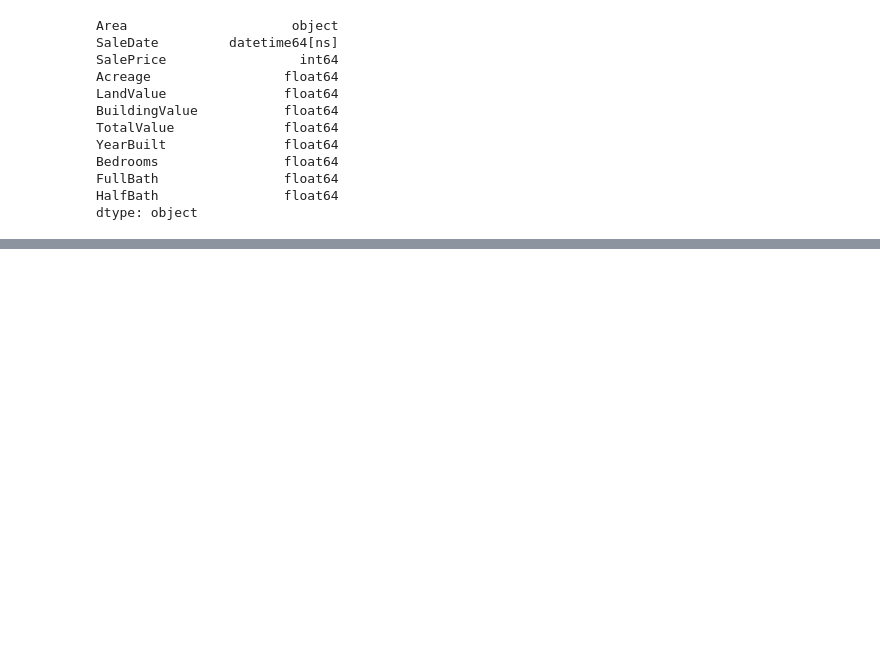
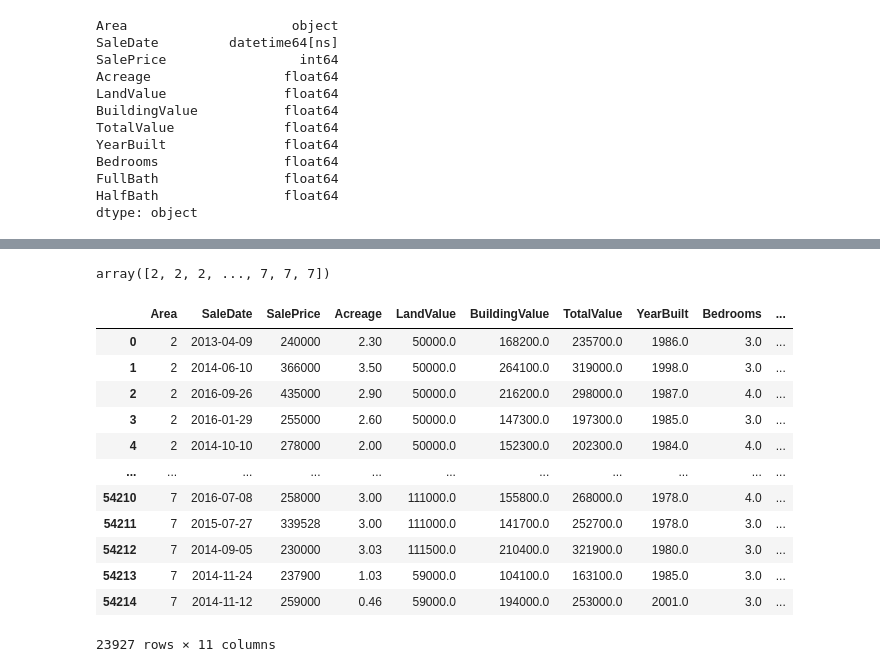
Before and after one commit to RoyalVee/Nashville-Housing-Data---Data-Cleaning-Project, a Jupyter notebook: Prediction Scrpt.ipynb, the cells around one changed output, grey strips where cells are left out. Cells and saved outputs as stored; diff of their text form; code cells hidden in the pictures; blank space fills up the shorter version.

Commit message:
Feat : Train Test data preparation
Add code to transform Area column to numeric
Add code to get x and y array for the regression model.

```diff
--- a/Prediction Scrpt.ipynb
+++ b/Prediction Scrpt.ipynb
@@ -250,0 +256,4 @@ with open("nash_main.pkl", "wb") as file:
+# %%
+# Load pickel data
+with open("nash_main.pkl", "rb") as file:
+    data_df = pk.load(file)
@@ -250,0 +281,29 @@ with open("nash_main.pkl", "wb") as file:
+# %%
+# create an instance of label encoder
+lab = LabelEncoder()
+# %%
+# Using .fit_transform function to fit label
+# encoder and return encoded label
+Area = lab.fit_transform(data_df["Area"])
+# %%
+Area
+# %% [output]
+array([2, 2, 2, ..., 7, 7, 7])
+# %%
+data_df["Area"] = Area
+# %%
+data_df
+# %% [output]
+|  | Area | SaleDate | SalePrice | Acreage | LandValue | BuildingValue | TotalValue | YearBuilt | Bedrooms | ... |
+| 0 | 2 | 2013-04-09 | 240000 | 2.30 | 50000.0 | 168200.0 | 235700.0 | 1986.0 | 3.0 | ... |
+| 1 | 2 | 2014-06-10 | 366000 | 3.50 | 50000.0 | 264100.0 | 319000.0 | 1998.0 | 3.0 | ... |
+| 2 | 2 | 2016-09-26 | 435000 | 2.90 | 50000.0 | 216200.0 | 298000.0 | 1987.0 | 4.0 | ... |
+| 3 | 2 | 2016-01-29 | 255000 | 2.60 | 50000.0 | 147300.0 | 197300.0 | 1985.0 | 3.0 | ... |
+| 4 | 2 | 2014-10-10 | 278000 | 2.00 | 50000.0 | 152300.0 | 202300.0 | 1984.0 | 4.0 | ... |
+| ... | ... | ... | ... | ... | ... | ... | ... | ... | ... | ... |
+| 54210 | 7 | 2016-07-08 | 258000 | 3.00 | 111000.0 | 155800.0 | 268000.0 | 1978.0 | 4.0 | ... |
+| 54211 | 7 | 2015-07-27 | 339528 | 3.00 | 111000.0 | 141700.0 | 252700.0 | 1978.0 | 3.0 | ... |
+| 54212 | 7 | 2014-09-05 | 230000 | 3.03 | 111500.0 | 210400.0 | 321900.0 | 1980.0 | 3.0 | ... |
+| 54213 | 7 | 2014-11-24 | 237900 | 1.03 | 59000.0 | 104100.0 | 163100.0 | 1985.0 | 3.0 | ... |
+| 54214 | 7 | 2014-11-12 | 259000 | 0.46 | 59000.0 | 194000.0 | 253000.0 | 2001.0 | 3.0 | ... |
+23927 rows × 11 columns
```
Also changed, not shown: parts of 9 cells of this notebook, 1 other file.
